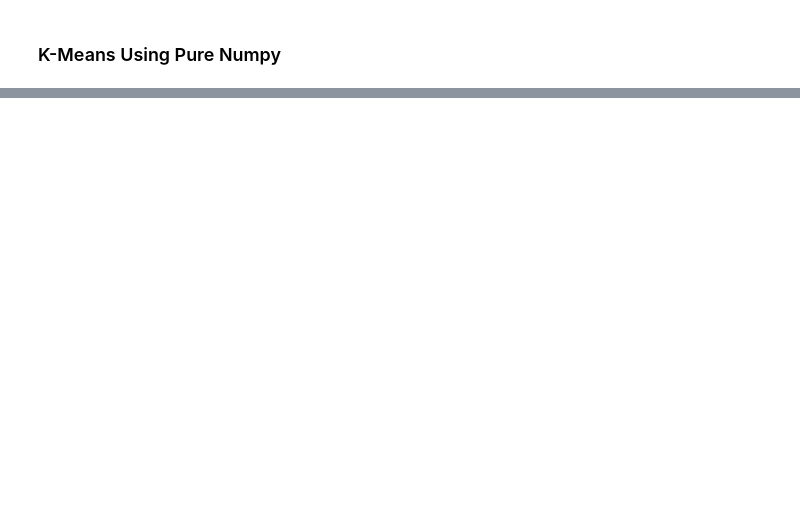
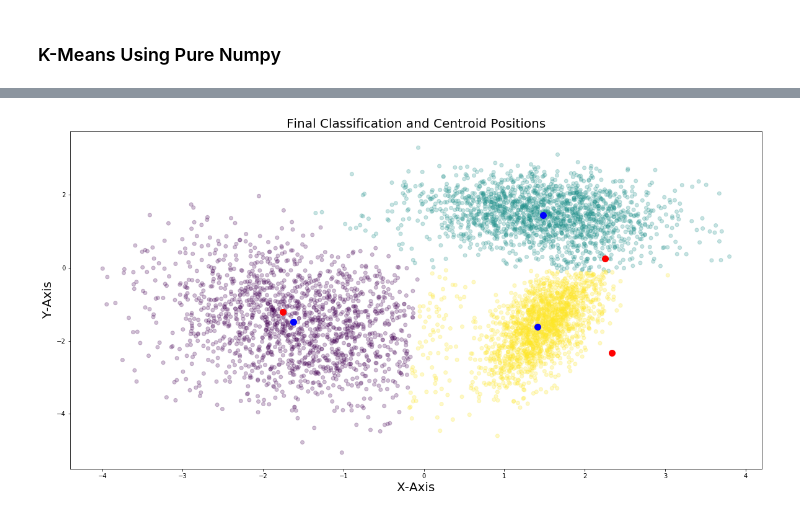
Before and after one commit to grantaguinaldo/data-templates, a Jupyter notebook: kmeans_from_scratch.ipynb, the cells around one changed output, grey strips where cells are left out. Drawn from its saved outputs; the diff is of its cells as text; code cells hidden in the pictures; blank space fills up the shorter version.

```diff
--- a/kmeans_from_scratch.ipynb
+++ b/kmeans_from_scratch.ipynb
@@ -295,0 +284,26 @@ for each in range(len(centroid_history)):
+# %%
+plt.figure(figsize=(20,10))
+plt.scatter(centroid_history[0][: , 0],
+            centroid_history[0][: , 1],
+            color='red',
+            s=100,
+            zorder=500,
+            alpha=1)
+
+plt.scatter(centroid_history[-1][: , 0],
+            centroid_history[-1][: , 1],
+            color='Blue',
+            s=100,
+            zorder=500,
+            alpha=1)
+
+plt.scatter(X[:, 0],
+            X[:, 1],
+            c=assignment_history[-1],
+            alpha=0.25)
+plt.title('Final Classification and Centroid Positions', fontsize=20)
+plt.xlabel('X-Axis', fontsize=20)
+plt.ylabel('Y-Axis', fontsize=20)
+plt.show()
+# %% [output]
+[figure, added]
```
Also changed, not shown: parts of 8 cells of this notebook, 1 other file.
